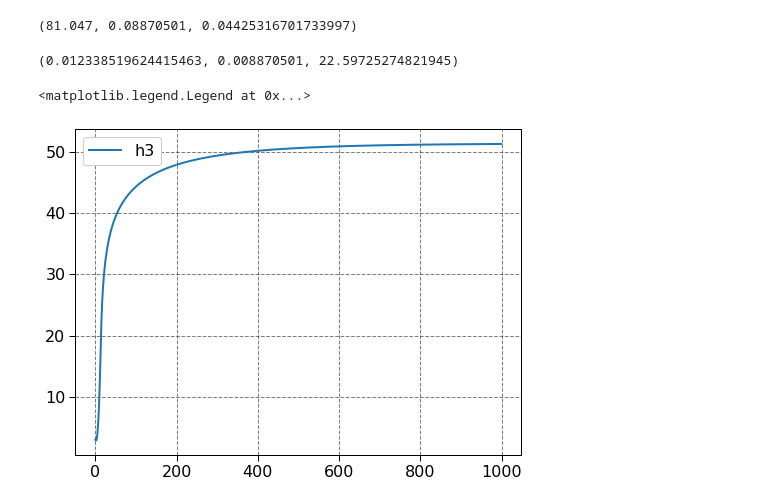
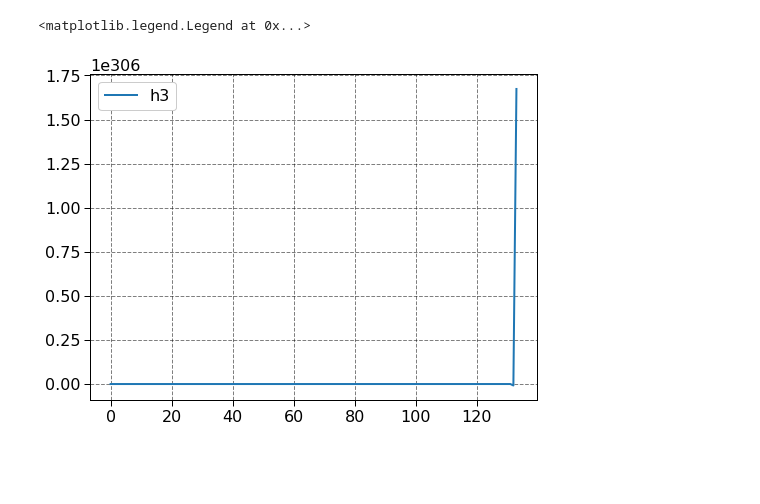
Before and after one commit to miguellrodrigues/ic_tanques, a Jupyter notebook: sim_fuzzy.ipynb, the cells around one changed output. Drawn from its saved outputs; the diff is of its cells as text; code cells hidden in the pictures; blank space fills up the shorter version.

```diff
--- a/sim_fuzzy.ipynb
+++ b/sim_fuzzy.ipynb
@@ -49,32 +49,12 @@ pertinence_functions = np.array([
     [N1, N2],
     [P1, P2]
 ])
-# %%
-diff = 5
-h3 = 15
-h4 = 10
-
-R34 = (0.2371*diff+6.9192)*10
-q0 = (18.6367*h4+700.6831)*1e-4
-a3 = (3*r/5)*(2.7*r-((np.cos(2.5*np.pi*(h3-8)*1e-2-mu))/(sigma*np.sqrt(2*np.pi)))*np.exp(-(((h3-8)*1e-2-mu)**2)/(2*sigma**2)))
-
-R34, q0, a3
-# %% [output]
-(81.047, 0.08870501, 0.04425316701733997)
-# %%
-Z1 = 1/R34
-Z2 = q0/h4
-Z3 = 1/a3
-
-Z1, Z2, Z3
-# %% [output]
-(0.012338519624415463, 0.008870501, 22.59725274821945)
 # %%
 h3_t = np.zeros(iterations)
 h4_t = np.zeros(iterations)
 
-h3_0 = 3.
-h4_0 = 2.
+h3_0 = 30.
+h4_0 = 26.
 
 h3_t[0] = h3_0
 h4_t[0] = h4_0
@@ -87,20 +67,18 @@ n = 8
 A_matrices = [np.load(f'./vertices/A_{i}.npy') for i in range(n)]
 B_matrices = [np.load(f'./vertices/B_{i}.npy') for i in range(n)]
 
-u = 100
+u = 50
 
 for i in range(1, iterations):
     diff = h3 - h4
 
     R34 = (0.2371*diff+6.9192)*10
-    q0 = (18.6367*h4+700.6831)*1e-4
-    a3 = (3*r/5)*(2.7*r-((np.cos(2.5*np.pi*(h3-8)*1e-2-mu))/(sigma*np.sqrt(2*np.pi)))*np.exp(-(((h3-8)*1e-2-mu)**2)/(2*sigma**2)))
+    q0 = .965*(18.6367*h4+700.6831)*1e-4
 
-    if h3 < 0:
-        h3 = 0
+    l2 = np.cos(2.5*np.pi * (h3 - mu)) / (sigma * np.sqrt(2 * np.pi))
+    l3 = np.exp(-((h3 - mu)**2) / (2 * sigma**2))
 
-    if h4 < 0:
-        h4 = 0
+    a3 = ((3*r)/5) * (2.7*r - (l2 * l3))
 
     h3_t[i] = h3
     h4_t[i] = h4
@@ -109,41 +87,43 @@ for i in range(1, iterations):
         [h3],
         [h4]
     ])
 
     Z1 = 1/R34
-    Z2 = q0/h4
+    Z2 = q0/(h4*a4)
     Z3 = 1/a3
 
     v = np.array([
-        [pertinence_functions[0, 1](Z1), pertinence_functions[0, 0](Z1)],
-        [pertinence_functions[1, 1](Z2), pertinence_functions[1, 0](Z2)],
-        [pertinence_functions[2, 1](Z3), pertinence_functions[2, 0](Z3)],
+        [pertinence_functions[0, 0](Z1), pertinence_functions[0, 1](Z1)],
+        [pertinence_functions[1, 0](Z2), pertinence_functions[1, 1](Z2)],
+        [pertinence_functions[2, 0](Z3), pertinence_functions[2, 1](Z3)],
     ])
 
     weights = np.array([
         v[0, 0] * v[1, 0] * v[2, 0],
         v[0, 0] * v[1, 0] * v[2, 1],
         v[0, 0] * v[1, 1] * v[2, 0],
         v[0, 0] * v[1, 1] * v[2, 1],
         v[0, 1] * v[1, 0] * v[2, 0],
         v[0, 1] * v[1, 0] * v[2, 1],
         v[0, 1] * v[1, 1] * v[2, 0],
         v[0, 1] * v[1, 1] * v[2, 1],
     ])
 
+    sum_w = np.sum(weights)
+
     Ai = sum([A_matrices[j] * weights[j] for j in range(n)])
     Bi = sum([B_matrices[j] * weights[j] for j in range(n)])
 
-    sys = (Ai@h + Bi*u) * Ts
+    sys = (Ai@h + Bi*u)
 
-    h3 += sys[0, 0]
-    h4 += sys[1, 0]
+    h3 = sys[0, 0]
+    h4 = sys[1, 0]
 
 plt.plot(time, h3_t, label='h3')
 plt.legend()
 # %% [output]
 <matplotlib.legend.Legend at 0x...>
-[figure, old version]
+[figure, new version]
 # %%
 plt.plot(time, h4_t, label='h4')
 plt.legend()
```
Also changed, not shown: parts of 2 cells of this notebook, 17 other files.
